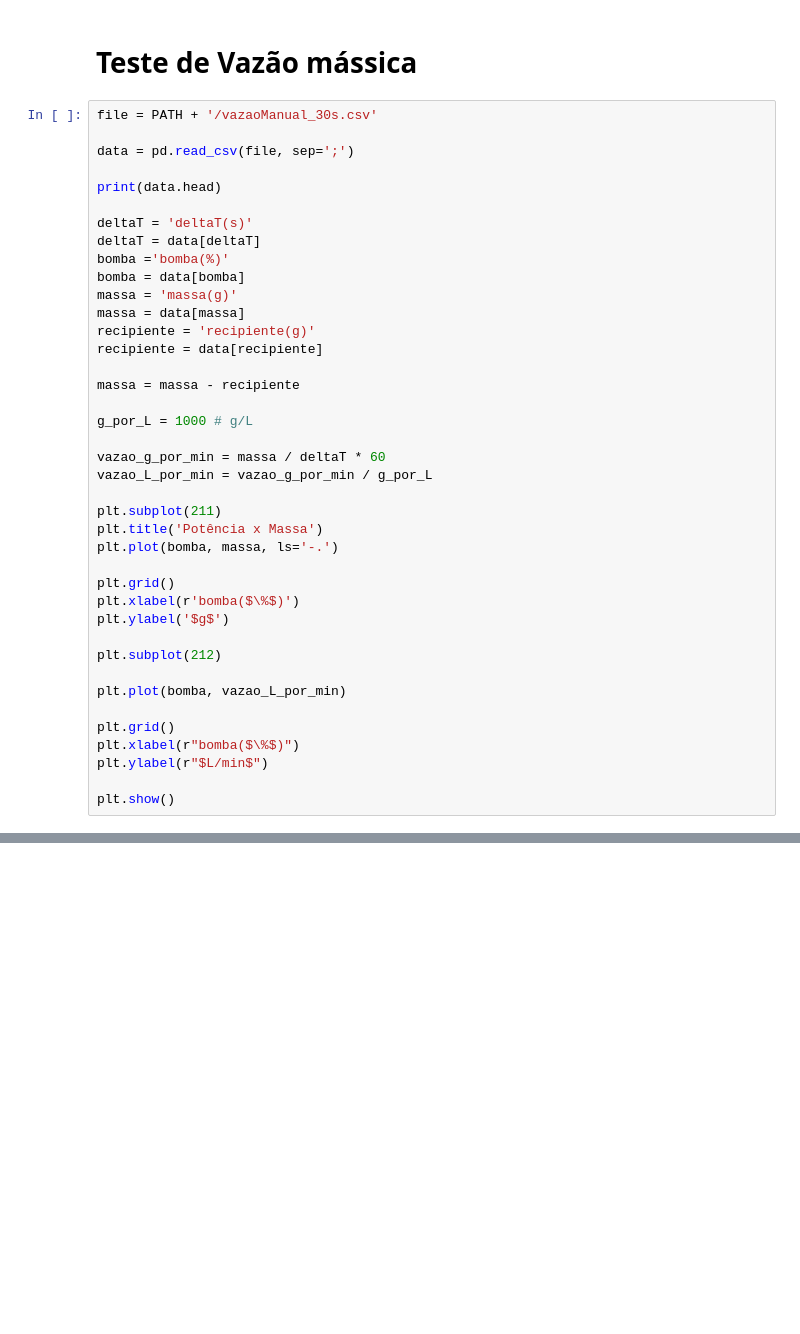
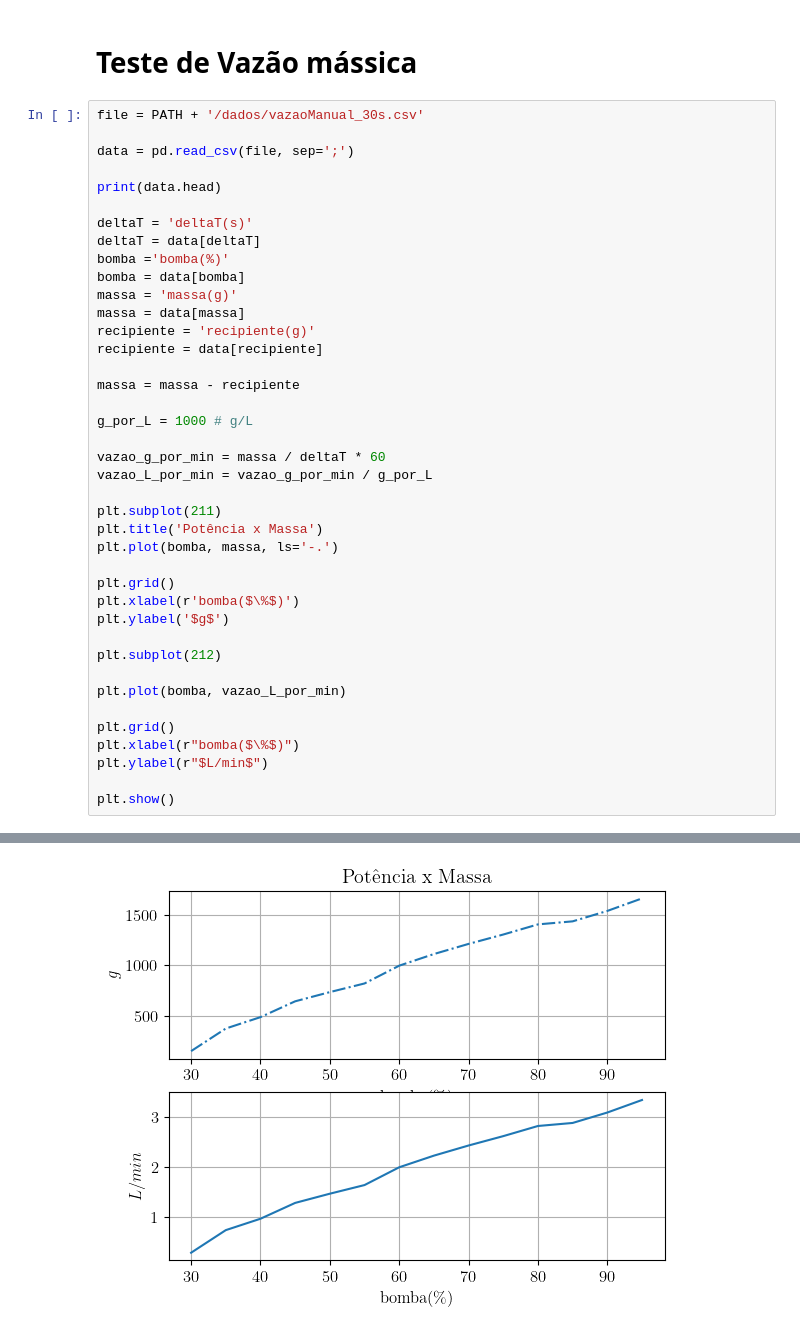
Before and after one commit to andrevale99/LoveBombing, a Jupyter notebook: notebook/main.ipynb, the cells around one changed output, grey strips where cells are left out. Saved outputs shown, nothing was run; the diff lists cells and outputs as text; blank space fills up the shorter version.

```diff
--- a/notebook/main.ipynb
+++ b/notebook/main.ipynb
@@ -283,7 +306,7 @@ print(ms,vz)
 # %% [markdown]
 # Teste de Vazão mássica
 # %%
-file = PATH + '/vazaoManual_30s.csv'
+file = PATH + '/dados/vazaoManual_30s.csv'
 
 data = pd.read_csv(file, sep=';')
 
@@ -322,3 +345,4 @@ plt.xlabel(r"bomba($\%$)")
 plt.ylabel(r"$L/min$")
 
 plt.show()
+# %% [output]
@@ -324,0 +364 @@ plt.show()
+[figure, added]
```
Also changed, not shown: parts of 12 cells of this notebook, 1 other file.
